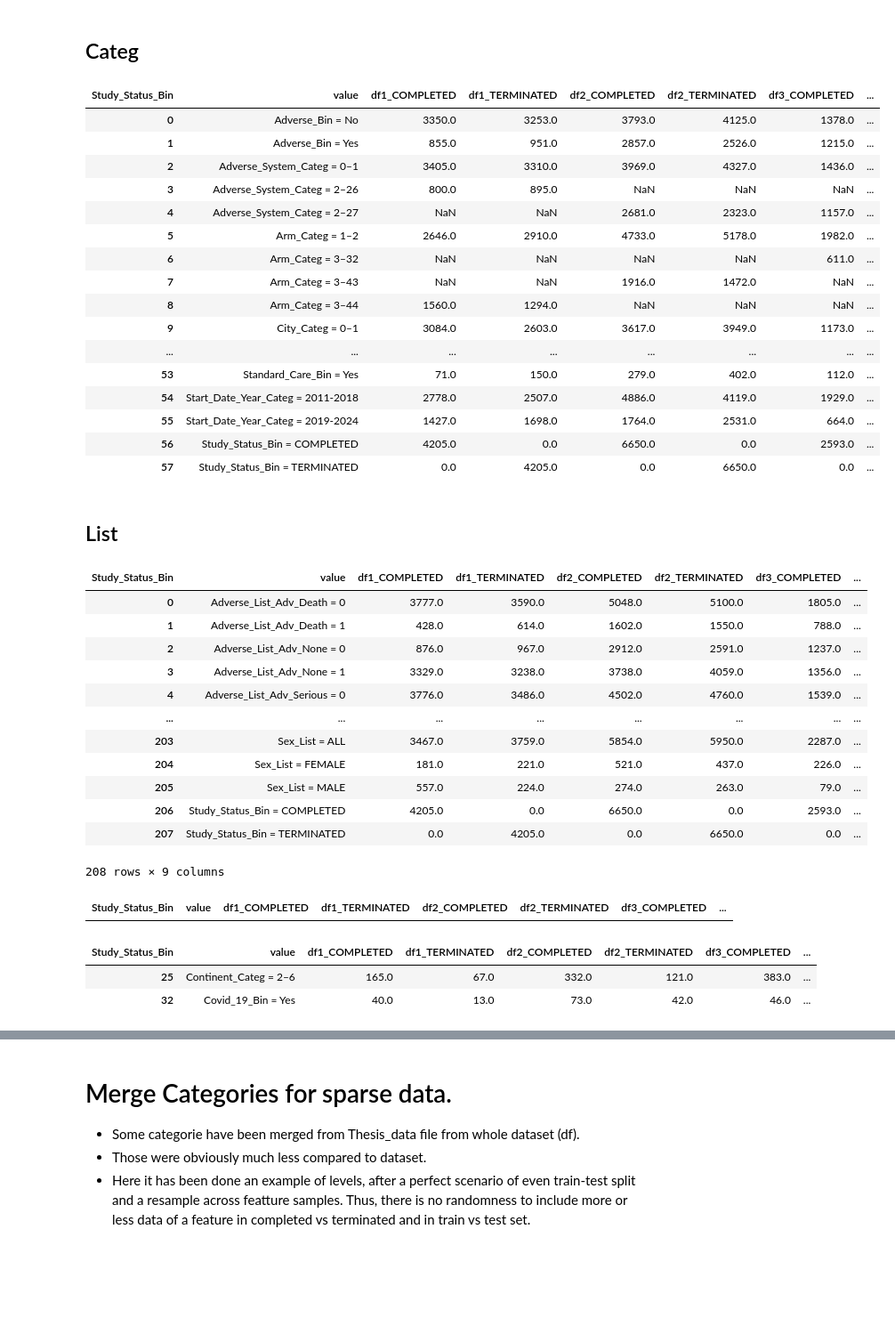
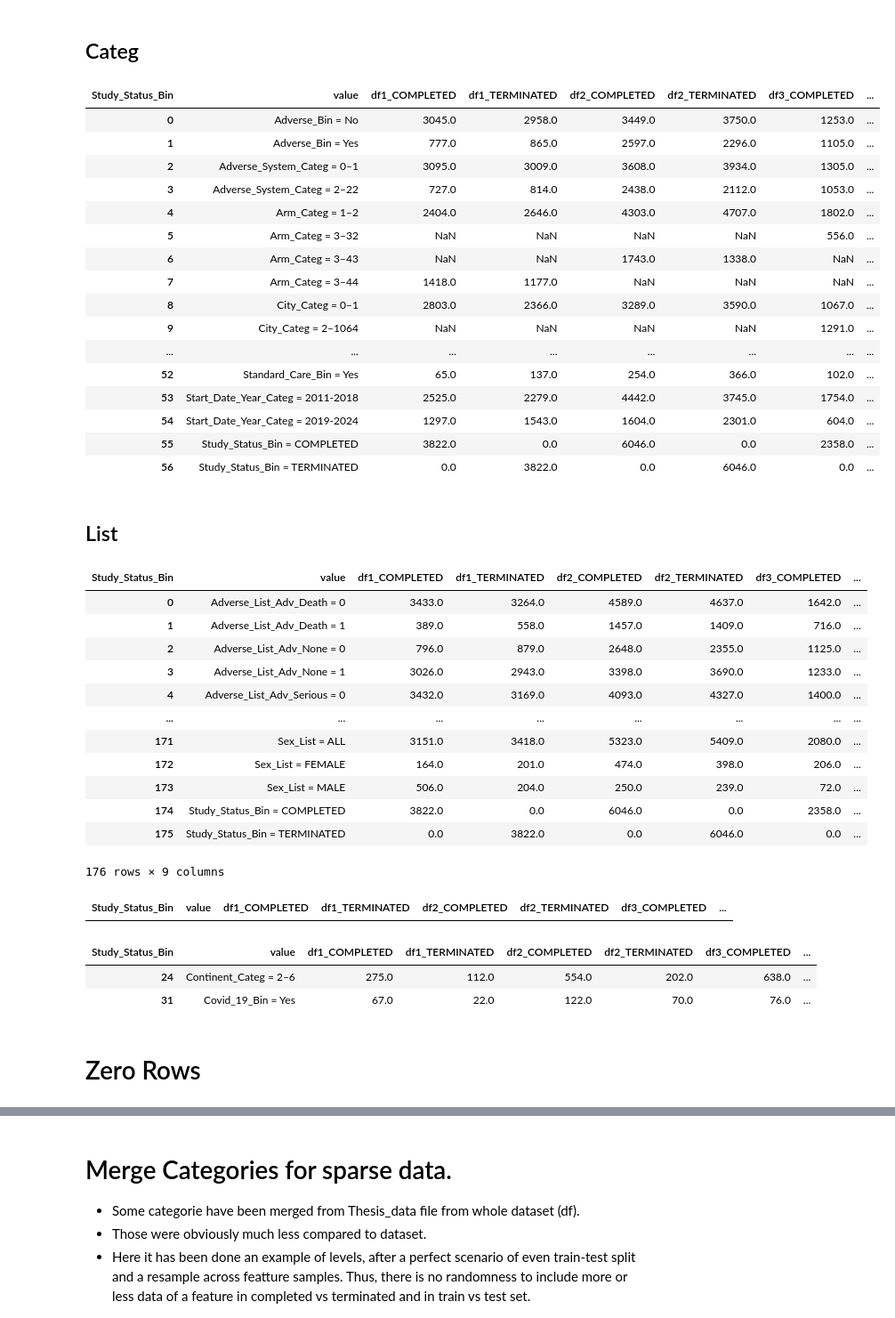
Before and after one commit to AndreouEugenia/Thesis, a Jupyter notebook: 1.b.Thesis_Sparse.ipynb, the cells around one changed output, grey strips where cells are left out. Shown: that part at 89% size. Drawn from its saved outputs; the diff is of its cells as text; code cells hidden in the pictures; blank space fills up the shorter version.

```diff
--- a/1.b.Thesis_Sparse.ipynb
+++ b/1.b.Thesis_Sparse.ipynb
@@ -68,7 +68,7 @@ def fun_sparse_all(dfs, List):
 - Terminated sample is going to be left as is after train test split.
 - Train set ois going to be even more reduced.
 # %%
-def fun_pivot(pivot_sparse):
+def fun_train_test(pivot_sparse):
     global numeric
 
     # Train set - test spit both Completed - Terminated samples will be altered
@@ -77,9 +77,9 @@ def fun_pivot(pivot_sparse):
     numeric = pivot_sparse.select_dtypes(include = "number").columns
     # Train-Test Split Scenario that X_Train will be 0.9 of total sample. (See models file)
     # Train set - 0.9 of dataset
-    pivot_sparse_train[numeric] = np.round(pivot_sparse_train[numeric]* 0.88, 0) # train size
+    pivot_sparse_train[numeric] = np.round(pivot_sparse_train[numeric]* 0.8, 0) # train size
     # Test set - 0.1 of dataset - Sample alters stop here
-    pivot_sparse_test[numeric] = np.round(pivot_sparse_test[numeric]* 0.12 , 0)
+    pivot_sparse_test[numeric] = np.round(pivot_sparse_test[numeric]* 0.2 , 0)
     return pivot_sparse_train, pivot_sparse_test
 # %%
 def fun_res_scenario(iss, pivot_sparse_train, pivot_sparse_test):
@@ -107,40 +107,40 @@ def fun_zeros(pivot_sparse_train, pivot_sparse_test, count):
 # %%
 pivot_sparse = fun_sparse_all(dfis, False)
 pivot_sparse
 
-pivot_sparse_train, pivot_sparse_test = fun_pivot(pivot_sparse)
+pivot_sparse_train, pivot_sparse_test = fun_train_test(pivot_sparse)
 pivot_sparse_train
 pivot_sparse_test
 
 xis = fun_res_scenario(iss, pivot_sparse_train, pivot_sparse_test)
 xis
 
 pivot_sparse_train['df1_COMPLETED'] = np.round(pivot_sparse_train['df1_COMPLETED']*xis[0], 0)
 pivot_sparse_train['df2_COMPLETED'] = np.round(pivot_sparse_train['df2_COMPLETED']*xis[1], 0)
 pivot_sparse_train['df3_COMPLETED'] = np.round(pivot_sparse_train['df3_COMPLETED']*xis[2], 0)
 pivot_sparse_train['df4_COMPLETED'] = np.round(pivot_sparse_train['df4_COMPLETED']*xis[3], 0)
 
 zero_train, zero_test = fun_zeros(pivot_sparse_train, pivot_sparse_test, 10)
 
 display(pivot_sparse_train)
 # %% [output]
 | Study_Status_Bin | value | df1_COMPLETED | df1_TERMINATED | df2_COMPLETED | df2_TERMINATED | df3_COMPLETED | ... |
-| 0 | Adverse_Bin = No | 3350.0 | 3253.0 | 3793.0 | 4125.0 | 1378.0 | ... |
-| 1 | Adverse_Bin = Yes | 855.0 | 951.0 | 2857.0 | 2526.0 | 1215.0 | ... |
-| 2 | Adverse_System_Categ = 0–1 | 3405.0 | 3310.0 | 3969.0 | 4327.0 | 1436.0 | ... |
-| 3 | Adverse_System_Categ = 2–26 | 800.0 | 895.0 | NaN | NaN | NaN | ... |
-| 4 | Adverse_System_Categ = 2–27 | NaN | NaN | 2681.0 | 2323.0 | 1157.0 | ... |
-| 5 | Arm_Categ = 1–2 | 2646.0 | 2910.0 | 4733.0 | 5178.0 | 1982.0 | ... |
-| 6 | Arm_Categ = 3–32 | NaN | NaN | NaN | NaN | 611.0 | ... |
-| 7 | Arm_Categ = 3–43 | NaN | NaN | 1916.0 | 1472.0 | NaN | ... |
-| 8 | Arm_Categ = 3–44 | 1560.0 | 1294.0 | NaN | NaN | NaN | ... |
-| 9 | City_Categ = 0–1 | 3084.0 | 2603.0 | 3617.0 | 3949.0 | 1173.0 | ... |
+| 0 | Adverse_Bin = No | 3045.0 | 2958.0 | 3449.0 | 3750.0 | 1253.0 | ... |
+| 1 | Adverse_Bin = Yes | 777.0 | 865.0 | 2597.0 | 2296.0 | 1105.0 | ... |
+| 2 | Adverse_System_Categ = 0–1 | 3095.0 | 3009.0 | 3608.0 | 3934.0 | 1305.0 | ... |
+| 3 | Adverse_System_Categ = 2–22 | 727.0 | 814.0 | 2438.0 | 2112.0 | 1053.0 | ... |
+| 4 | Arm_Categ = 1–2 | 2404.0 | 2646.0 | 4303.0 | 4707.0 | 1802.0 | ... |
+| 5 | Arm_Categ = 3–32 | NaN | NaN | NaN | NaN | 556.0 | ... |
+| 6 | Arm_Categ = 3–43 | NaN | NaN | 1743.0 | 1338.0 | NaN | ... |
+| 7 | Arm_Categ = 3–44 | 1418.0 | 1177.0 | NaN | NaN | NaN | ... |
+| 8 | City_Categ = 0–1 | 2803.0 | 2366.0 | 3289.0 | 3590.0 | 1067.0 | ... |
+| 9 | City_Categ = 2–1064 | NaN | NaN | NaN | NaN | 1291.0 | ... |
 | ... | ... | ... | ... | ... | ... | ... | ... |
-| 53 | Standard_Care_Bin = Yes | 71.0 | 150.0 | 279.0 | 402.0 | 112.0 | ... |
-| 54 | Start_Date_Year_Categ = 2011-2018 | 2778.0 | 2507.0 | 4886.0 | 4119.0 | 1929.0 | ... |
-| 55 | Start_Date_Year_Categ = 2019-2024 | 1427.0 | 1698.0 | 1764.0 | 2531.0 | 664.0 | ... |
-| 56 | Study_Status_Bin = COMPLETED | 4205.0 | 0.0 | 6650.0 | 0.0 | 2593.0 | ... |
-| 57 | Study_Status_Bin = TERMINATED | 0.0 | 4205.0 | 0.0 | 6650.0 | 0.0 | ... |
+| 52 | Standard_Care_Bin = Yes | 65.0 | 137.0 | 254.0 | 366.0 | 102.0 | ... |
+| 53 | Start_Date_Year_Categ = 2011-2018 | 2525.0 | 2279.0 | 4442.0 | 3745.0 | 1754.0 | ... |
+| 54 | Start_Date_Year_Categ = 2019-2024 | 1297.0 | 1543.0 | 1604.0 | 2301.0 | 604.0 | ... |
+| 55 | Study_Status_Bin = COMPLETED | 3822.0 | 0.0 | 6046.0 | 0.0 | 2358.0 | ... |
+| 56 | Study_Status_Bin = TERMINATED | 0.0 | 3822.0 | 0.0 | 6046.0 | 0.0 | ... |
 # %% [markdown]
 ## List
 # %%
@@ -163,7 +163,7 @@ df4 = fun_lists(df4)
 pivot_sparse_list = fun_sparse_all([df1, df2, df3, df4], True)
 
 # display(pivot_sparse_list)
-pivot_sparse_train_list, pivot_sparse_test_list = fun_pivot(pivot_sparse_list)
+pivot_sparse_train_list, pivot_sparse_test_list = fun_train_test(pivot_sparse_list)
 pivot_sparse_train_list
 
 # xis = fun_res_scenario(iss, pivot_sparse_train_list, pivot_sparse_test_list) No need to rerun it. shapes same as above.
@@ -178,25 +178,27 @@ zero_train_list, zero_test_list = fun_zeros(pivot_sparse_train_list, pivot_spars
 display(pivot_sparse_train_list)
 # %% [output]
 | Study_Status_Bin | value | df1_COMPLETED | df1_TERMINATED | df2_COMPLETED | df2_TERMINATED | df3_COMPLETED | ... |
-| 0 | Adverse_List_Adv_Death = 0 | 3777.0 | 3590.0 | 5048.0 | 5100.0 | 1805.0 | ... |
-| 1 | Adverse_List_Adv_Death = 1 | 428.0 | 614.0 | 1602.0 | 1550.0 | 788.0 | ... |
-| 2 | Adverse_List_Adv_None = 0 | 876.0 | 967.0 | 2912.0 | 2591.0 | 1237.0 | ... |
-| 3 | Adverse_List_Adv_None = 1 | 3329.0 | 3238.0 | 3738.0 | 4059.0 | 1356.0 | ... |
-| 4 | Adverse_List_Adv_Serious = 0 | 3776.0 | 3486.0 | 4502.0 | 4760.0 | 1539.0 | ... |
+| 0 | Adverse_List_Adv_Death = 0 | 3433.0 | 3264.0 | 4589.0 | 4637.0 | 1642.0 | ... |
+| 1 | Adverse_List_Adv_Death = 1 | 389.0 | 558.0 | 1457.0 | 1409.0 | 716.0 | ... |
+| 2 | Adverse_List_Adv_None = 0 | 796.0 | 879.0 | 2648.0 | 2355.0 | 1125.0 | ... |
+| 3 | Adverse_List_Adv_None = 1 | 3026.0 | 2943.0 | 3398.0 | 3690.0 | 1233.0 | ... |
+| 4 | Adverse_List_Adv_Serious = 0 | 3432.0 | 3169.0 | 4093.0 | 4327.0 | 1400.0 | ... |
 | ... | ... | ... | ... | ... | ... | ... | ... |
-| 203 | Sex_List = ALL | 3467.0 | 3759.0 | 5854.0 | 5950.0 | 2287.0 | ... |
-| 204 | Sex_List = FEMALE | 181.0 | 221.0 | 521.0 | 437.0 | 226.0 | ... |
-| 205 | Sex_List = MALE | 557.0 | 224.0 | 274.0 | 263.0 | 79.0 | ... |
-| 206 | Study_Status_Bin = COMPLETED | 4205.0 | 0.0 | 6650.0 | 0.0 | 2593.0 | ... |
-| 207 | Study_Status_Bin = TERMINATED | 0.0 | 4205.0 | 0.0 | 6650.0 | 0.0 | ... |
+| 171 | Sex_List = ALL | 3151.0 | 3418.0 | 5323.0 | 5409.0 | 2080.0 | ... |
+| 172 | Sex_List = FEMALE | 164.0 | 201.0 | 474.0 | 398.0 | 206.0 | ... |
+| 173 | Sex_List = MALE | 506.0 | 204.0 | 250.0 | 239.0 | 72.0 | ... |
+| 174 | Study_Status_Bin = COMPLETED | 3822.0 | 0.0 | 6046.0 | 0.0 | 2358.0 | ... |
+| 175 | Study_Status_Bin = TERMINATED | 0.0 | 3822.0 | 0.0 | 6046.0 | 0.0 | ... |
-208 rows × 9 columns
+176 rows × 9 columns
 # %%
 display(zero_train, zero_test)
 # %% [output]
 | Study_Status_Bin | value | df1_COMPLETED | df1_TERMINATED | df2_COMPLETED | df2_TERMINATED | df3_COMPLETED | ... |
 | Study_Status_Bin | value | df1_COMPLETED | df1_TERMINATED | df2_COMPLETED | df2_TERMINATED | df3_COMPLETED | ... |
-| 25 | Continent_Categ = 2–6 | 165.0 | 67.0 | 332.0 | 121.0 | 383.0 | ... |
-| 32 | Covid_19_Bin = Yes | 40.0 | 13.0 | 73.0 | 42.0 | 46.0 | ... |
+| 24 | Continent_Categ = 2–6 | 275.0 | 112.0 | 554.0 | 202.0 | 638.0 | ... |
+| 31 | Covid_19_Bin = Yes | 67.0 | 22.0 | 122.0 | 70.0 | 76.0 | ... |
+# %% [markdown]
+# Zero Rows
 # %%
 display(zero_train_list, zero_test_list)
 # %% [output]
```
Also changed, not shown: parts of 3 cells of this notebook, 5 other files.
